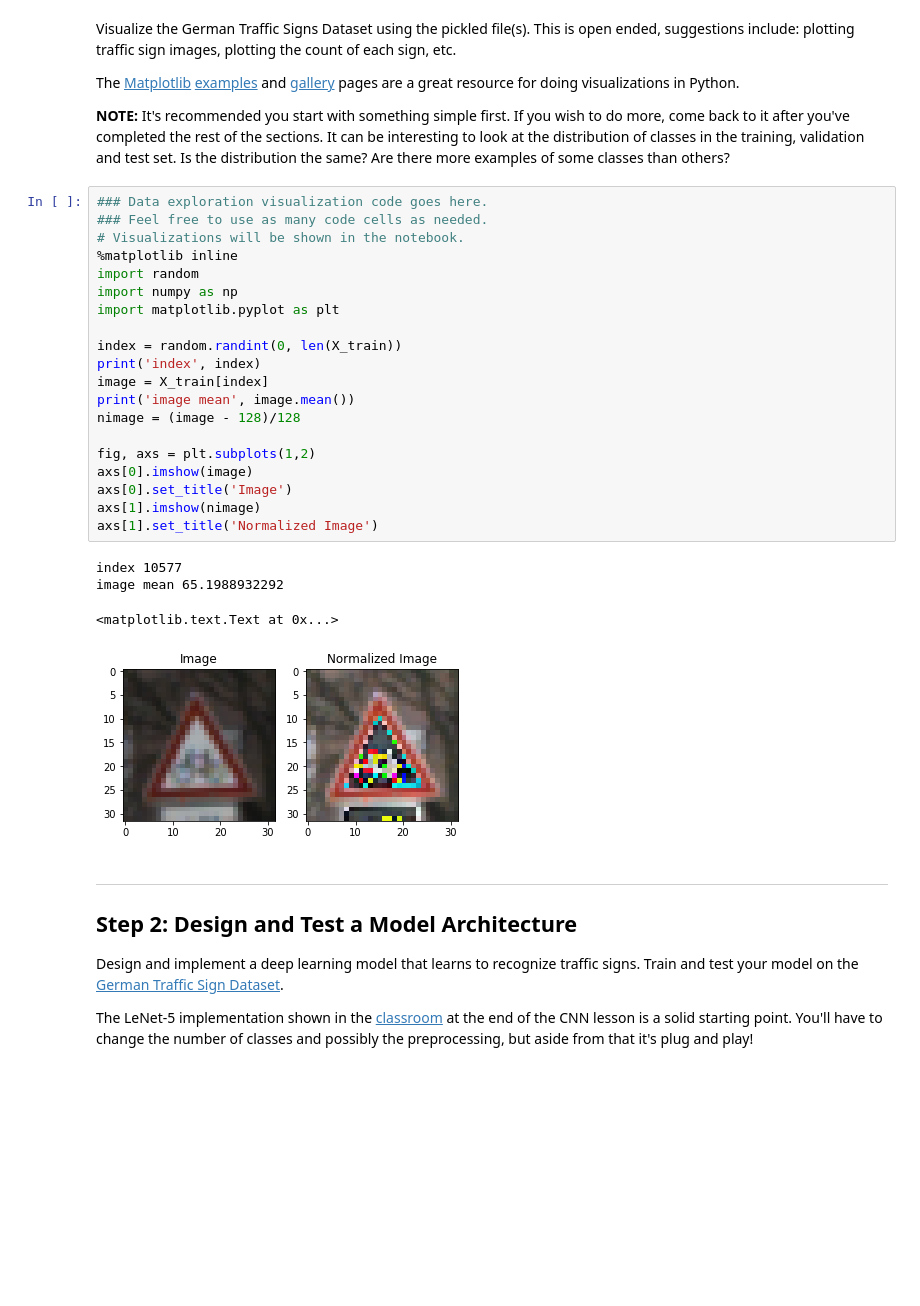
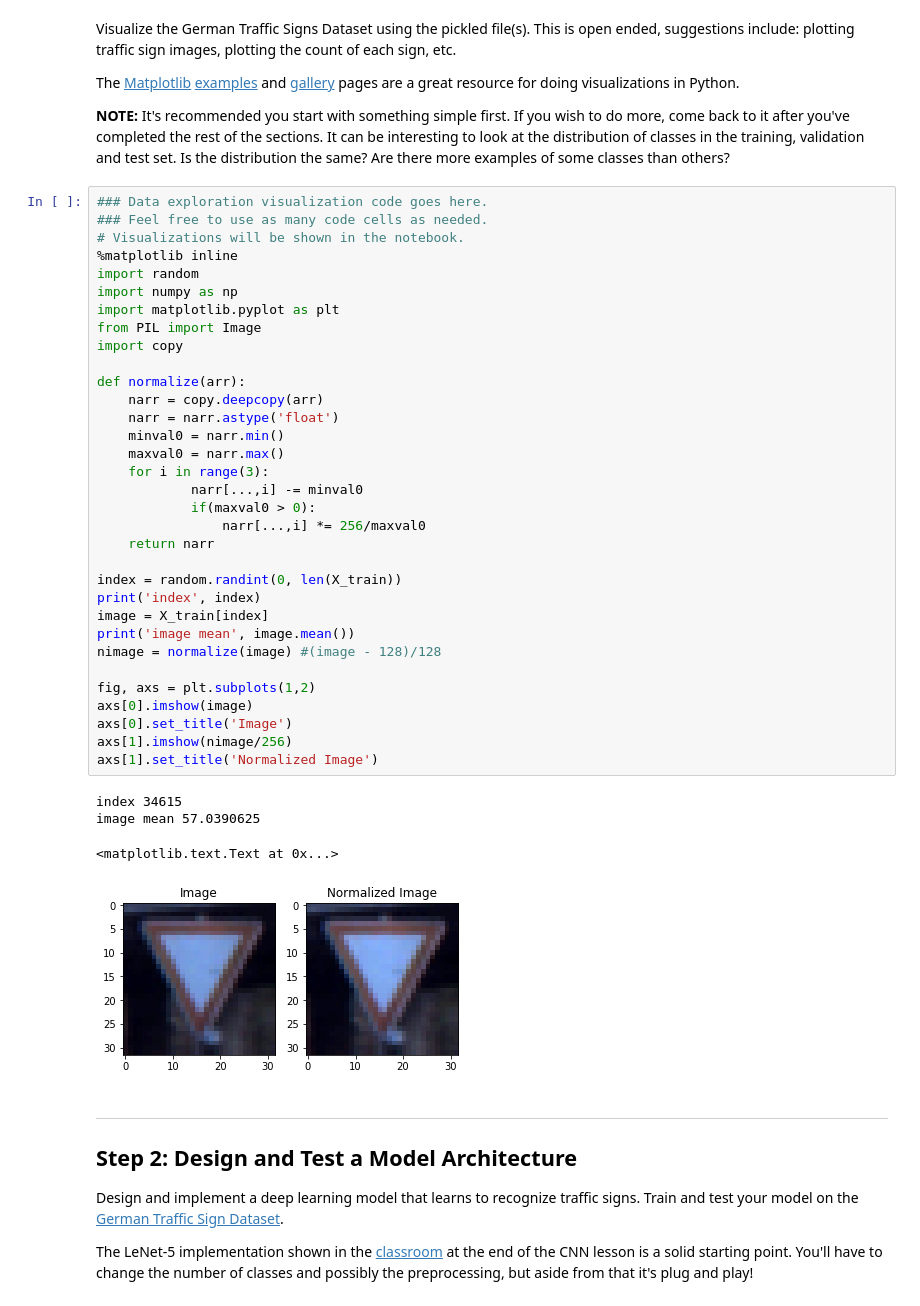
Before and after one commit to gvp-study/CarND-Traffic-Sign-Classifier-Project, a Jupyter notebook: Traffic_Sign_Classifier.ipynb, the cells around one changed output. Drawn from its saved outputs; the diff is of its cells as text; blank space fills up the shorter version.

```diff
--- a/Traffic_Sign_Classifier.ipynb
+++ b/Traffic_Sign_Classifier.ipynb
@@ -117,28 +117,41 @@ The [Matplotlib](http://matplotlib.org/) [examples](http://matplotlib.org/exampl
 # %%
 ### Data exploration visualization code goes here.
 ### Feel free to use as many code cells as needed.
 # Visualizations will be shown in the notebook.
 %matplotlib inline
 import random
 import numpy as np
 import matplotlib.pyplot as plt
+from PIL import Image
+import copy
+
+def normalize(arr):
+    narr = copy.deepcopy(arr)
+    narr = narr.astype('float')
+    minval0 = narr.min()
+    maxval0 = narr.max()
+    for i in range(3):
+            narr[...,i] -= minval0
+            if(maxval0 > 0):
+                narr[...,i] *= 256/maxval0
+    return narr
 
 index = random.randint(0, len(X_train))
 print('index', index)
 image = X_train[index]
 print('image mean', image.mean())
-nimage = (image - 128)/128
+nimage = normalize(image) #(image - 128)/128
 
 fig, axs = plt.subplots(1,2)
 axs[0].imshow(image)
 axs[0].set_title('Image')
-axs[1].imshow(nimage)
+axs[1].imshow(nimage/256)
 axs[1].set_title('Normalized Image')
 # %% [output]
-index 10577
-image mean 65.1988932292
+index 34615
+image mean 57.0390625
 <matplotlib.text.Text at 0x...>
-[figure, old version]
+[figure, new version]
 # %% [markdown]
 ----
 
```
Also changed, not shown: parts of 7 cells of this notebook.
